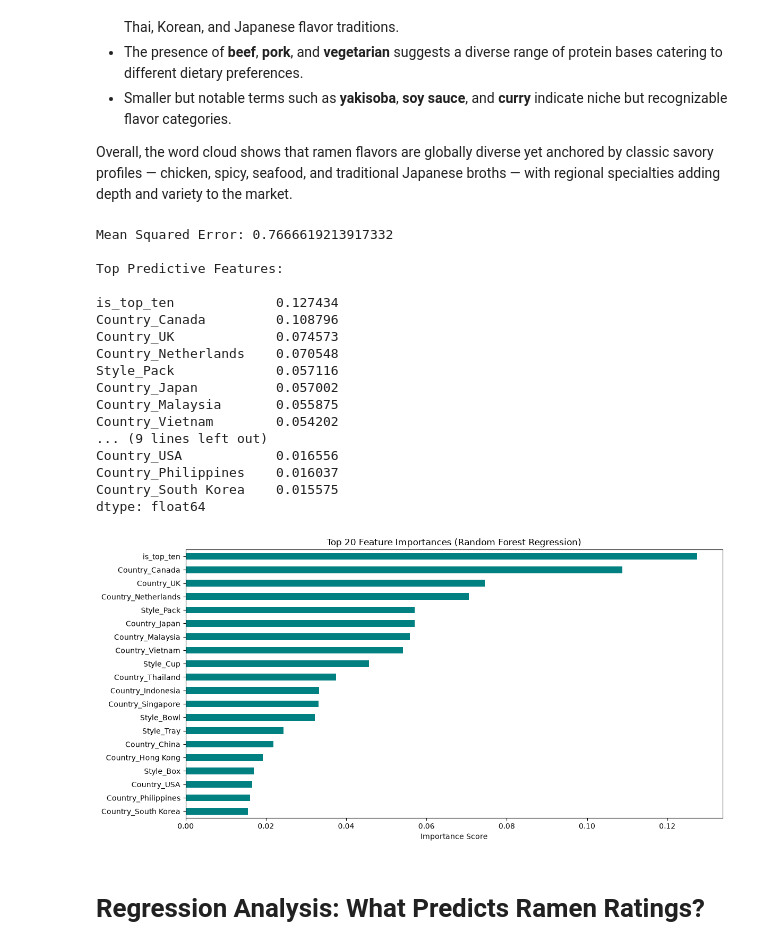
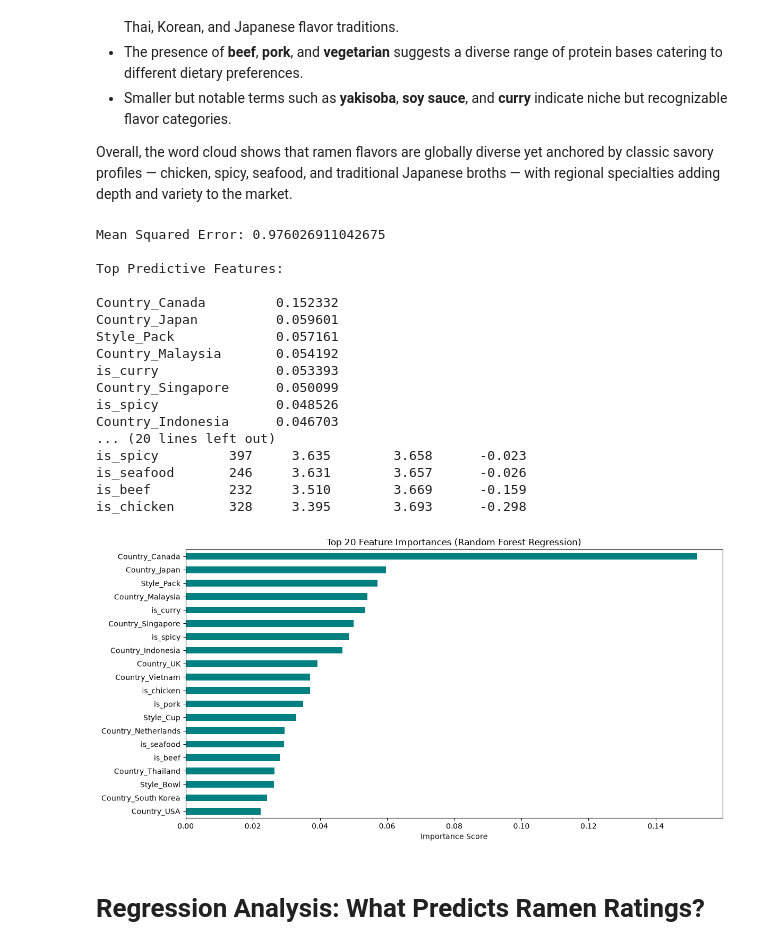
Before and after one commit to LyonmanX/Ramen_Rating_Analysis, a Jupyter notebook: Ramen_Rating_Analysis.ipynb, the cells around one changed output. Drawn from its saved outputs; the diff is of its cells as text; code cells hidden in the pictures.

```diff
--- a/Ramen_Rating_Analysis.ipynb
+++ b/Ramen_Rating_Analysis.ipynb
@@ -300,8 +335,12 @@ model_df = rated_df.copy()
 # One-hot encode Style and Country
 model_df = pd.get_dummies(model_df, columns=['Style', 'Country'], drop_first=True)
 
-# Drop non-predictive or text columns
-X = model_df.drop(columns=['Stars', 'Brand', 'Variety', 'Top Ten', 'Review #'])
+# Features: flavor keyword flags, packaging style and country.
+# Top Ten status is left out: winners are picked because they are rated highly (4-5 stars),
+# so using it to predict the rating would leak the answer into the model.
+X = model_df[flavor_flags +
+             [col for col in model_df.columns if col.startswith('Style_')] +
+             [col for col in model_df.columns if col.startswith('Country_')]].astype(int)
 y = model_df['Stars']
 
 # -----------------------------
@@ -318,6 +357,7 @@ X_train, X_test, y_train, y_test = train_test_split(
 
 model = RandomForestRegressor(
     n_estimators=300,
+    min_samples_leaf=5,
     random_state=42
 )
 
@@ -329,48 +369,58 @@ model.fit(X_train, y_train)
 
 preds = model.predict(X_test)
 mse = mean_squared_error(y_test, preds)
 print("Mean Squared Error:", mse)
 
 # -----------------------------
 # 5. Feature Importance
 # -----------------------------
 
 importances = pd.Series(model.feature_importances_, index=X.columns)
 importances_sorted = importances.sort_values(ascending=False)
 
 print("\nTop Predictive Features:\n")
 print(importances_sorted.head(20))
 
+# Direction of each flavor effect: average rating with vs. without the keyword
+flavor_effect = pd.DataFrame({
+    'products': [int(rated_df[f].sum()) for f in flavor_flags],
+    'avg_with': [rated_df.loc[rated_df[f], 'Stars'].mean() for f in flavor_flags],
+    'avg_without': [rated_df.loc[~rated_df[f], 'Stars'].mean() for f in flavor_flags]
+}, index=flavor_flags)
+flavor_effect['difference'] = flavor_effect['avg_with'] - flavor_effect['avg_without']
+print("\nFlavor keyword effect on average rating:\n")
+print(flavor_effect.sort_values('difference', ascending=False).round(3))
+
 # -----------------------------
 # 6. Plot Feature Importance
 # -----------------------------
 
 plt.figure(figsize=(12,6))
 importances_sorted.head(20).plot(kind='barh', color='teal')
 plt.title("Top 20 Feature Importances (Random Forest Regression)")
 plt.xlabel("Importance Score")
 plt.gca().invert_yaxis()
 plt.tight_layout()
 plt.show()
 # %% [output]
-Mean Squared Error: 0.7666619213917332
+Mean Squared Error: 0.976026911042675
 
 Top Predictive Features:
 
-is_top_ten             0.127434
-Country_Canada         0.108796
-Country_UK             0.074573
-Country_Netherlands    0.070548
-Style_Pack             0.057116
-Country_Japan          0.057002
-Country_Malaysia       0.055875
-Country_Vietnam        0.054202
-... (9 lines left out)
-Country_USA            0.016556
-Country_Philippines    0.016037
-Country_South Korea    0.015575
-dtype: float64
+Country_Canada         0.152332
+Country_Japan          0.059601
+Style_Pack             0.057161
+Country_Malaysia       0.054192
+is_curry               0.053393
+Country_Singapore      0.050099
+is_spicy               0.048526
+Country_Indonesia      0.046703
+... (20 lines left out)
+is_spicy         397     3.635        3.658      -0.023
+is_seafood       246     3.631        3.657      -0.026
+is_beef          232     3.510        3.669      -0.159
+is_chicken       328     3.395        3.693      -0.298
-[figure, old version]
+[figure, new version]
 # %% [markdown]
 # Regression Analysis: What Predicts Ramen Ratings?
 # %% [markdown]
```
Also changed, not shown: parts of 17 cells of this notebook, 1 other file.
